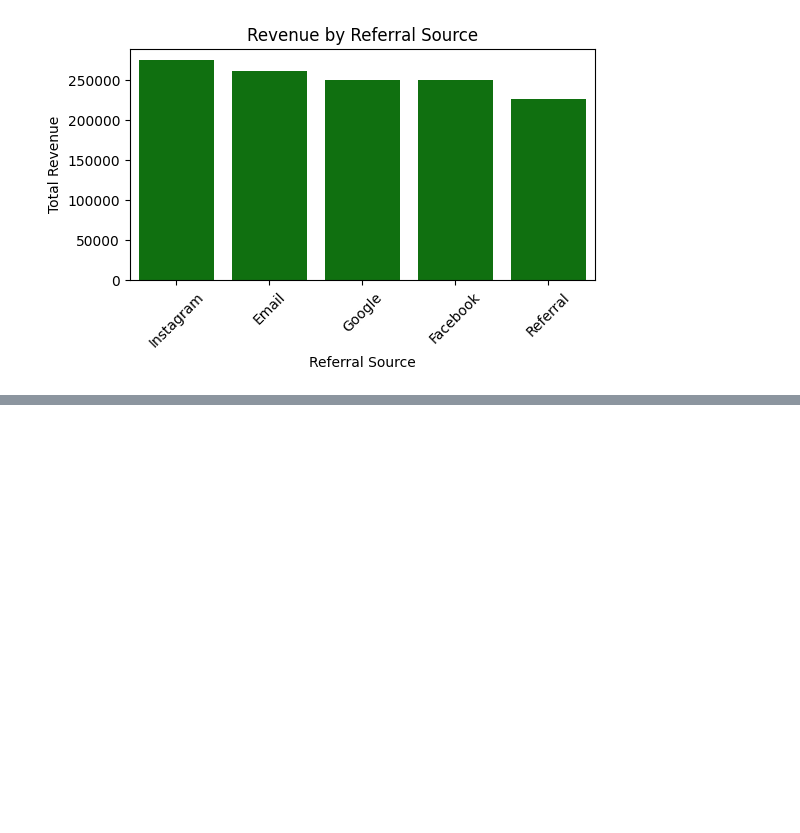
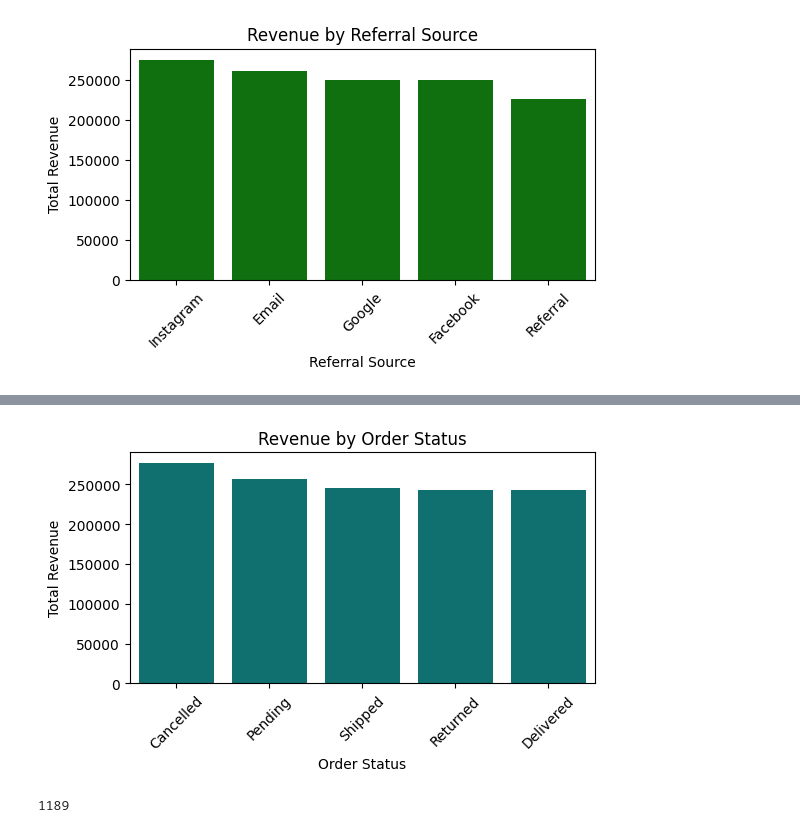
Before and after one commit to Pratham1257/-DecodeLabs-Internship, a Jupyter notebook: Project 2/Task 2.ipynb, the cells around one changed output, grey strips where cells are left out. Drawn from its saved outputs; the diff is of its cells as text; code cells hidden in the pictures; blank space fills up the shorter version.

```diff
--- a/Project 2/Task 2.ipynb
+++ b/Project 2/Task 2.ipynb
@@ -281,3 +281,6 @@ plt.xticks(rotation=45)
 plt.show()
 # %% [output]
 [figure]
+# %%
+status_revenue=df.groupby('OrderStatus')['TotalPrice'].sum().sort_values(ascending=False)
+print(status_revenue)
@@ -283,0 +295,14 @@ plt.show()
+# %%
+plt.figure(figsize=(6,3))
+sns.barplot(x=status_revenue.index, y=status_revenue.values,color='teal')
+plt.title('Revenue by Order Status')
+plt.xlabel('Order Status')
+plt.ylabel('Total Revenue')
+plt.xticks(rotation=45)
+plt.show()
+# %% [output]
+[figure, added]
+# %%
+df['CustomerID'].nunique()
+# %% [output]
+1189
```
Also changed, not shown: parts of 3 cells of this notebook.
